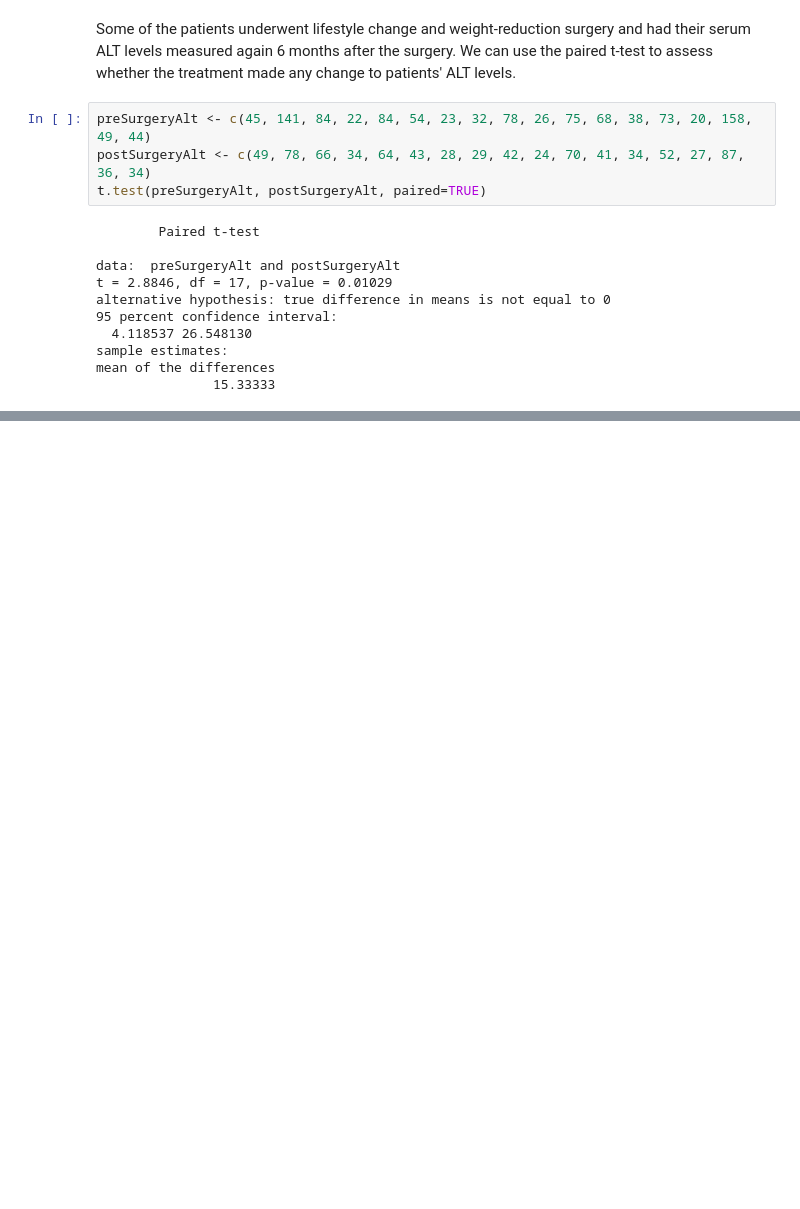
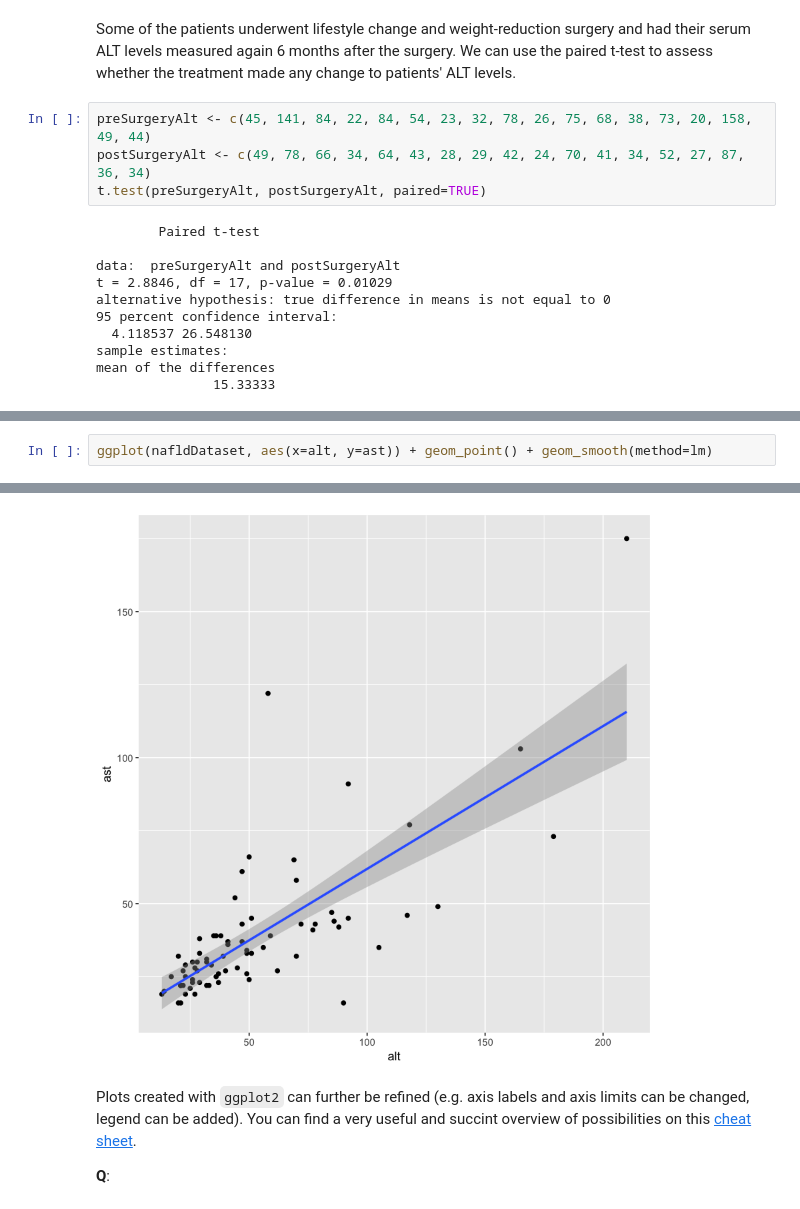
Before and after one commit to m-ferenc/Introduction_to_R_HT2021, a Jupyter notebook: intro_to_R_3.ipynb, the cells around one changed output, grey strips where cells are left out. Cells and saved outputs as stored; diff of their text form; blank space fills up the shorter version.

````diff
--- a/intro_to_R_3.ipynb
+++ b/intro_to_R_3.ipynb
@@ -90,0 +182,3 @@ mean of the differences
+# %%
+ggplot(nafldDataset, aes(x=alt, y=ast)) + geom_point() + geom_smooth(method=lm)
+# %% [output]
@@ -90,0 +188,5 @@ mean of the differences
+[figure, added]
+# %% [markdown]
+Plots created with ```ggplot2``` can further be refined (e.g. axis labels and axis limits can be changed, legend can be added). You can find a very useful and succint overview of possibilities on this [cheat sheet](https://github.com/rstudio/cheatsheets/blob/master/data-visualization-2.1.pdf).
+
+__Q__:
````
Also changed, not shown: parts of 20 cells of this notebook, 1 other file.
